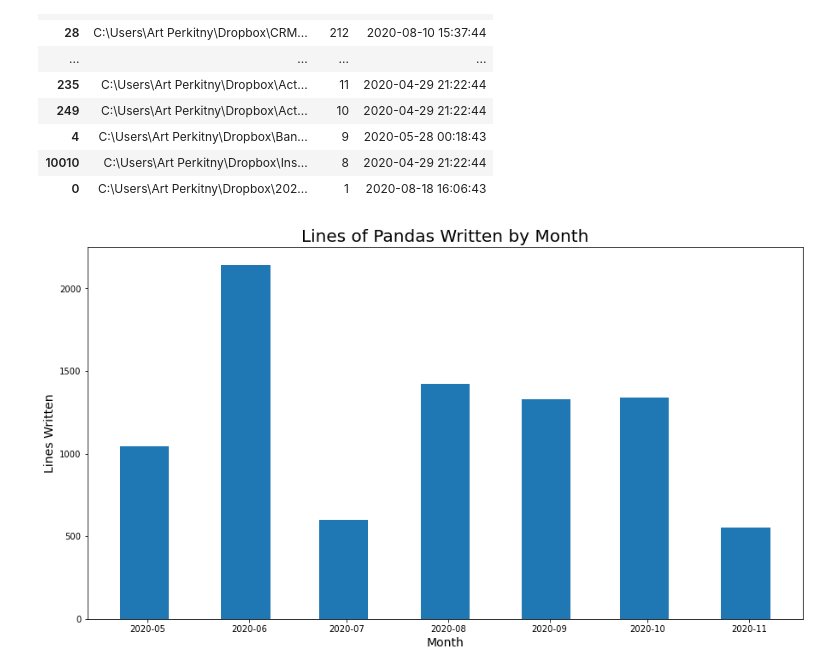
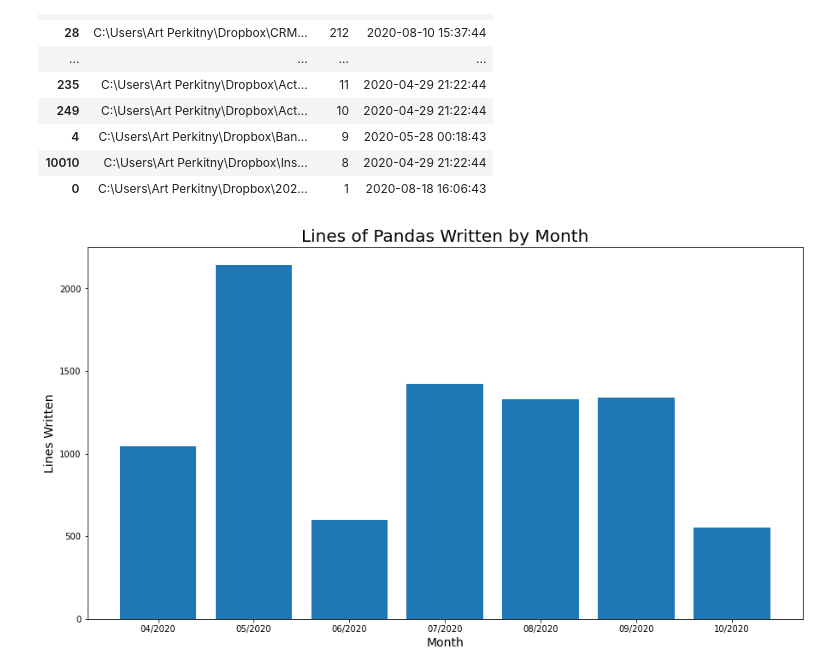
Before and after one commit to Artperkitny/Lines-of-Pandas, a Jupyter notebook: Lines of Pandas.ipynb, the cells around one changed output. Saved outputs shown, nothing was run; the diff lists cells and outputs as text; code cells hidden in the pictures.

Commit message:
fixed chart

```diff
--- a/Lines of Pandas.ipynb
+++ b/Lines of Pandas.ipynb
@@ -118,20 +118,21 @@ df.sort_values('lines', ascending=False)[['file','lines','m_time']].style.set_pr
 # %%
 import matplotlib.pyplot as plt
 plt.figure(figsize=(15,8))
 
 temp_df = df[['m_time','lines']].groupby(pd.Grouper(key='m_time', freq='M')).agg('sum').reset_index()
+temp_df.m_time = temp_df.m_time.apply(lambda x: datetime.strftime(x, "%m/%Y"))
 
 plt.bar(
     x = temp_df['m_time'],
     height  = temp_df['lines'],
-    width = 15
+#     width = 15
 )
 
 
 plt.xlabel('Month', fontsize=14)
 plt.ylabel('Lines Written', fontsize=14)
 plt.title('Lines of Pandas Written by Month',  fontsize=20)
 plt.savefig('L:/lines_of_pandas.jpg',  dpi=300, bbox_inches = "tight")
 plt.show()
 # %% [output]
-[figure, old version]
+[figure, new version]
```
